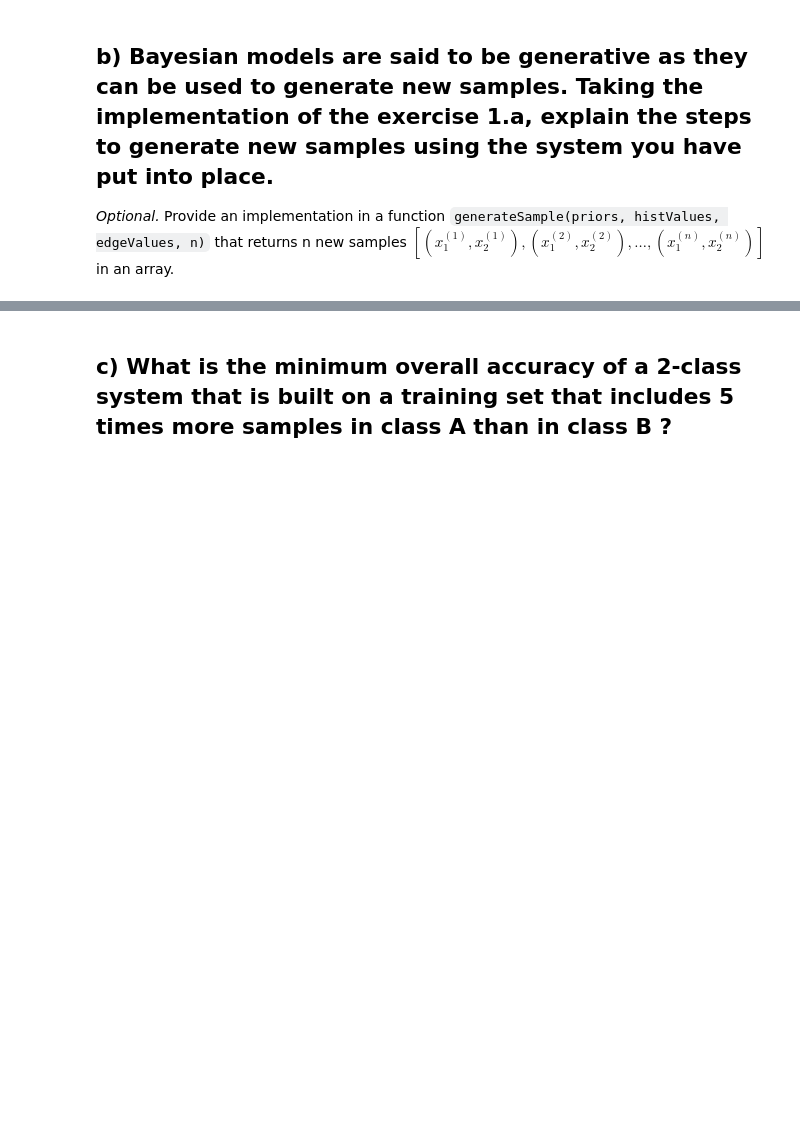
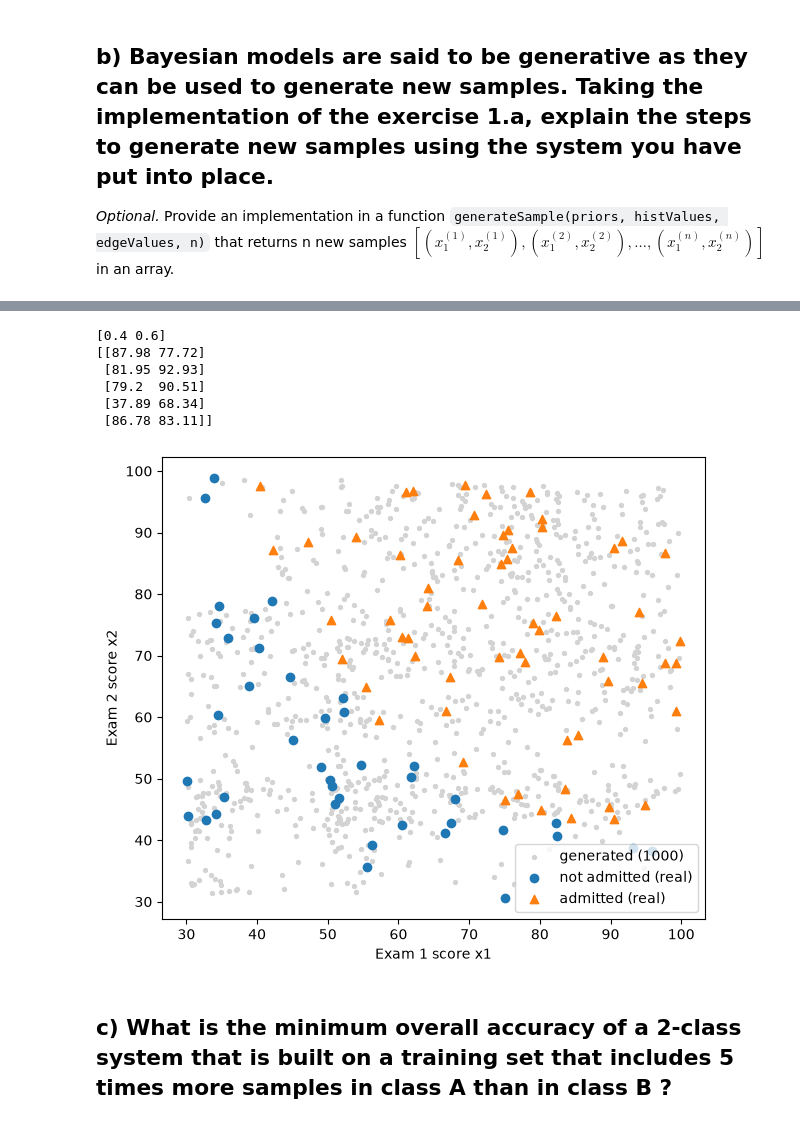
Before and after one commit to NoeBerdoz/FTP_MachLe, a Jupyter notebook: PW3/pw_resources/ex3-review-questions/ex3-review-questions.ipynb, the cells around one changed output, grey strips where cells are left out. Saved outputs shown, nothing was run; the diff lists cells and outputs as text; code cells hidden in the pictures; blank space fills up the shorter version.

```diff
--- a/PW3/pw_resources/ex3-review-questions/ex3-review-questions.ipynb
+++ b/PW3/pw_resources/ex3-review-questions/ex3-review-questions.ipynb
@@ -26,8 +21,0 @@ _TODO_
-# %%
-# Optional: implementation of generateSample
-import numpy as np
-
-
-def generateSample(priors, histValues, edgeValues, n):
-    # TODO
-    return ...
@@ -34,3 +70,48 @@ def generateSample(priors, histValues, edgeValues, n):
+# %%
+# the system of exercise 1.a, rebuilt from the training file
+data = pd.read_csv("../ex1-bayes-20260929/ex1-data-train.csv", names=["x1", "x2", "y"])
+X = data[["x1", "x2"]].values
+y = data["y"].values
+
+priors = np.zeros(2)
+histValues = []
+edgeValues = []
+for k in range(2):
+    priors[k] = np.sum(y == k) / len(y)
+    hist_k = []
+    edges_k = []
+    for d in range(2):
+        h, e = np.histogram(X[y == k, d], bins="auto")
+        hist_k.append(h)
+        edges_k.append(e)
+    histValues.append(hist_k)
+    edgeValues.append(edges_k)
+
+np.random.seed(0)
+new_samples = generateSample(priors, histValues, edgeValues, 5)
+print(priors)
+print(new_samples.round(2))
+# %% [output]
+[0.4 0.6]
+[[87.98 77.72]
+ [81.95 92.93]
+ [79.2  90.51]
+ [37.89 68.34]
+ [86.78 83.11]]
+# %%
+# Optional: compare the generated points with the real ones
+many = generateSample(priors, histValues, edgeValues, 1000)
+
+plt.figure(figsize=(7, 6))
+plt.scatter(many[:, 0], many[:, 1], s=8, c="lightgray", label="generated (1000)")
+plt.scatter(X[y == 0, 0], X[y == 0, 1], c="tab:blue", label="not admitted (real)")
+plt.scatter(X[y == 1, 0], X[y == 1, 1], c="tab:orange", marker="^", label="admitted (real)")
+plt.xlabel("Exam 1 score x1")
+plt.ylabel("Exam 2 score x2")
+plt.legend()
+plt.show()
+# %% [output]
+[figure, added]
 # %% [markdown]
 ## c) What is the minimum overall accuracy of a 2-class system that is built on a training set that includes 5 times more samples in class A than in class B ?
 # %% [markdown]
```
Also changed, not shown: parts of 5 cells of this notebook.
